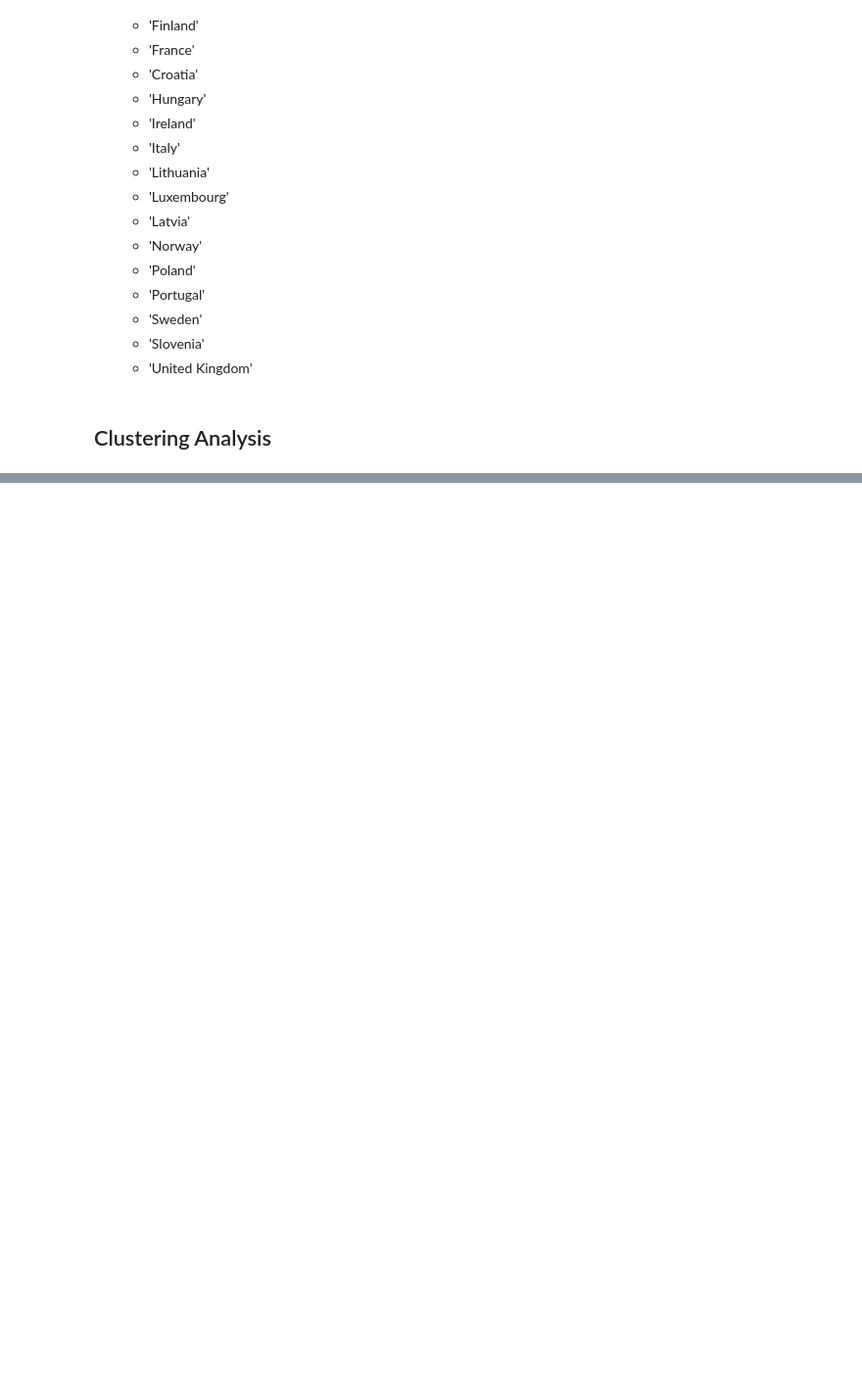
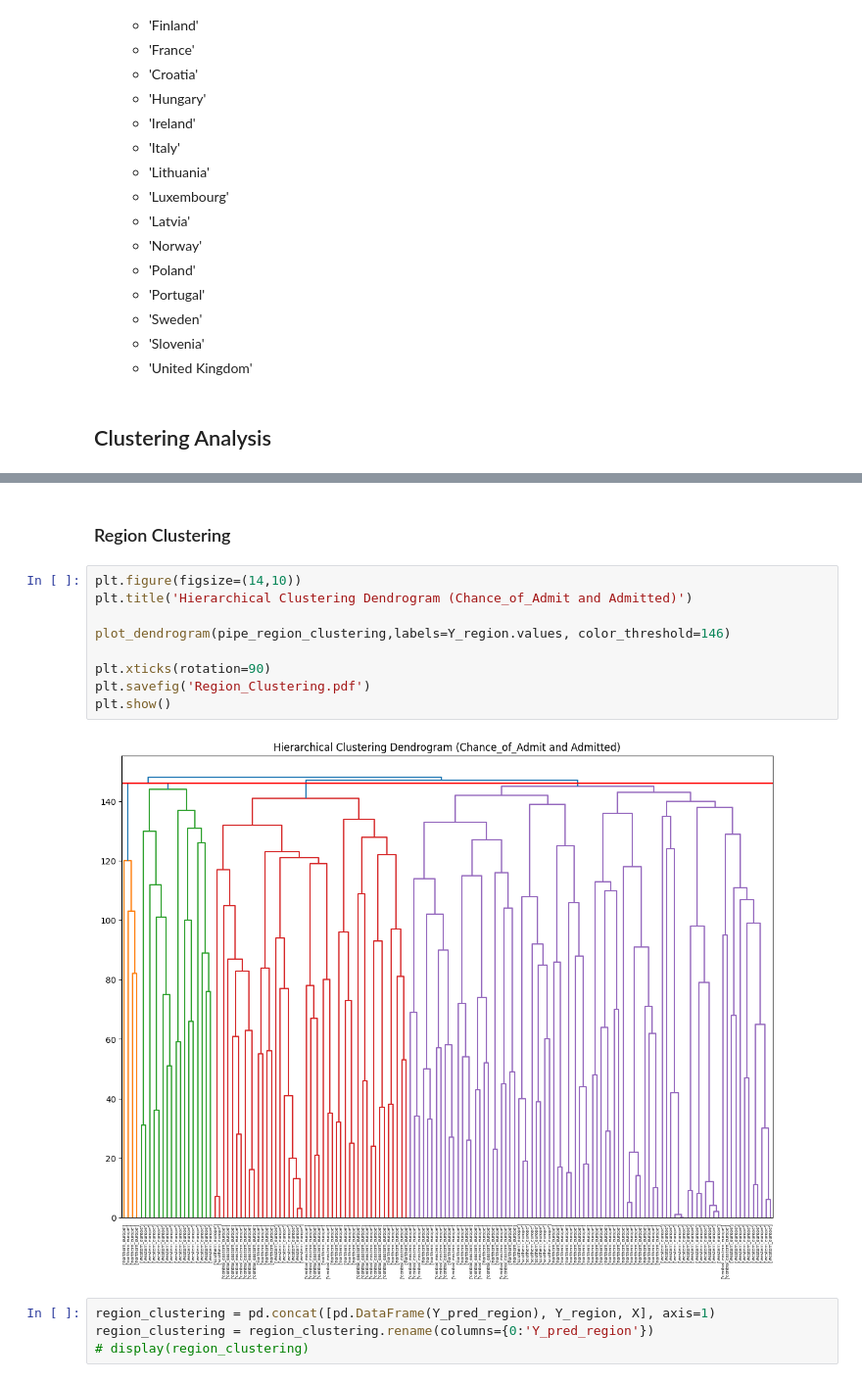
Before and after one commit to emanmozaffar/si618-final-project, a Jupyter notebook: tyler_clustering.ipynb, the cells around one changed output, grey strips where cells are left out. Shown at 98% size. Saved outputs shown, nothing was run; the diff lists cells and outputs as text; blank space fills up the shorter version.

```diff
--- a/tyler_clustering.ipynb
+++ b/tyler_clustering.ipynb
@@ -931,0 +1044,17 @@ transportation_data
+# %% [markdown]
+### Region Clustering
+# %%
+plt.figure(figsize=(14,10))
+plt.title('Hierarchical Clustering Dendrogram (Chance_of_Admit and Admitted)')
+
+plot_dendrogram(pipe_region_clustering,labels=Y_region.values, color_threshold=146)
+
+plt.xticks(rotation=90)
+plt.savefig('Region_Clustering.pdf')
+plt.show()
+# %% [output]
+[figure, added]
+# %%
+region_clustering = pd.concat([pd.DataFrame(Y_pred_region), Y_region, X], axis=1)
+region_clustering = region_clustering.rename(columns={0:'Y_pred_region'})
+# display(region_clustering)
```
Also changed, not shown: parts of 23 cells of this notebook, 3 other files.
